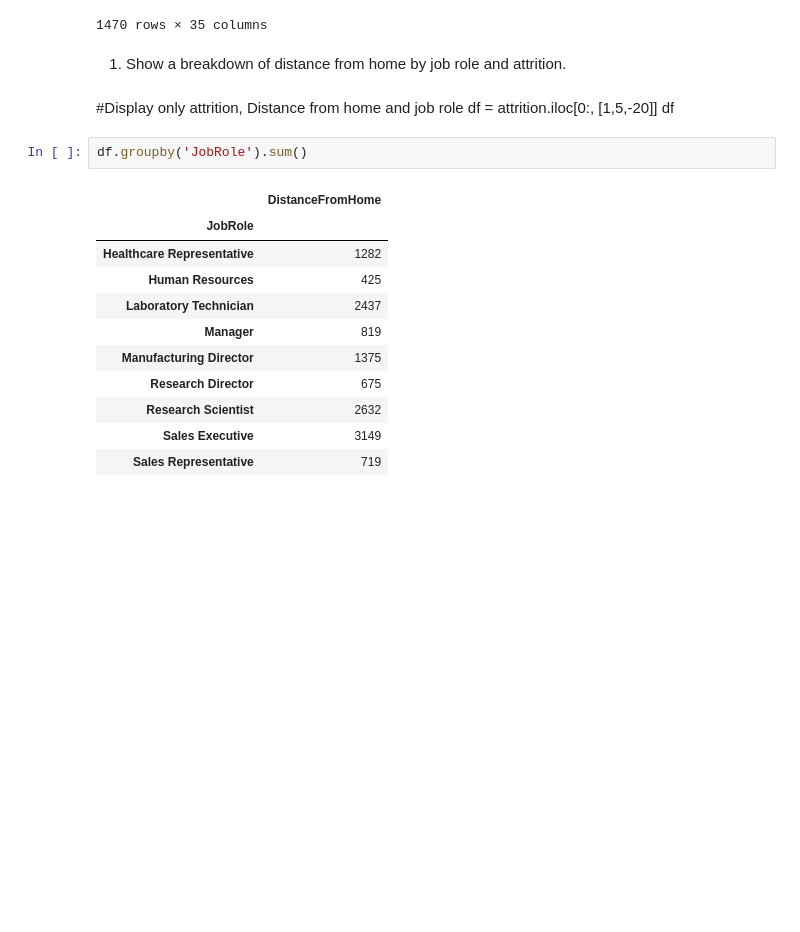
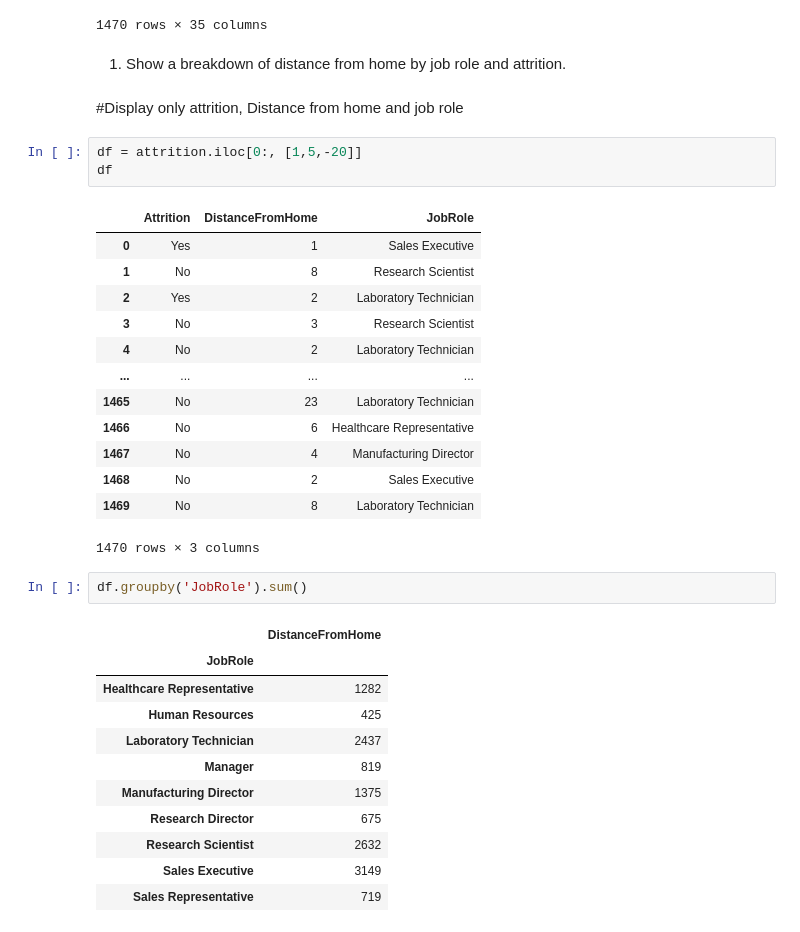
Before and after one commit to wkipkemboi/Assingment-2, a Jupyter notebook: Pandas Analysis Assignment 2.ipynb, the cells around one changed output. Drawn from its saved outputs; the diff is of its cells as text; blank space fills up the shorter version.

```diff
--- a/Pandas Analysis Assignment 2.ipynb
+++ b/Pandas Analysis Assignment 2.ipynb
@@ -32,8 +33,23 @@ attrition
 1. Show a breakdown of distance from home by job role and attrition.
 # %% [markdown]
 #Display only attrition, Distance from home and job role
-df = attrition.iloc[0:, [1,5,-20]]
-df
+# %%
+df = attrition.iloc[0:, [1,5,-20]]
+df
+# %% [output]
+|  | Attrition | DistanceFromHome | JobRole |
+| 0 | Yes | 1 | Sales Executive |
+| 1 | No | 8 | Research Scientist |
+| 2 | Yes | 2 | Laboratory Technician |
+| 3 | No | 3 | Research Scientist |
+| 4 | No | 2 | Laboratory Technician |
+| ... | ... | ... | ... |
+| 1465 | No | 23 | Laboratory Technician |
+| 1466 | No | 6 | Healthcare Representative |
+| 1467 | No | 4 | Manufacturing Director |
+| 1468 | No | 2 | Sales Executive |
+| 1469 | No | 8 | Laboratory Technician |
+1470 rows × 3 columns
 # %%
 df.groupby('JobRole').sum()
 # %% [output]
```
Also changed, not shown: parts of 6 cells of this notebook, 1 other file.
